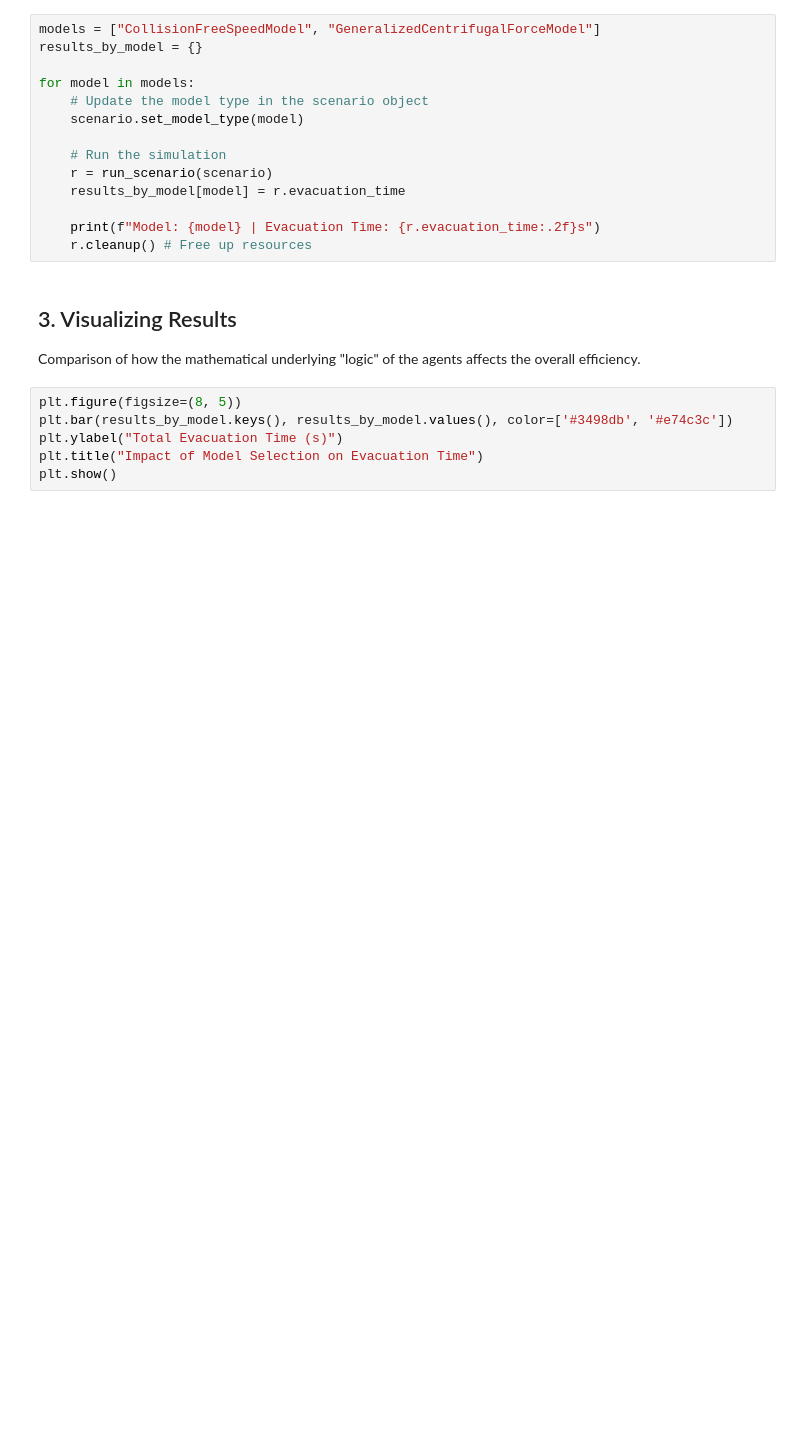
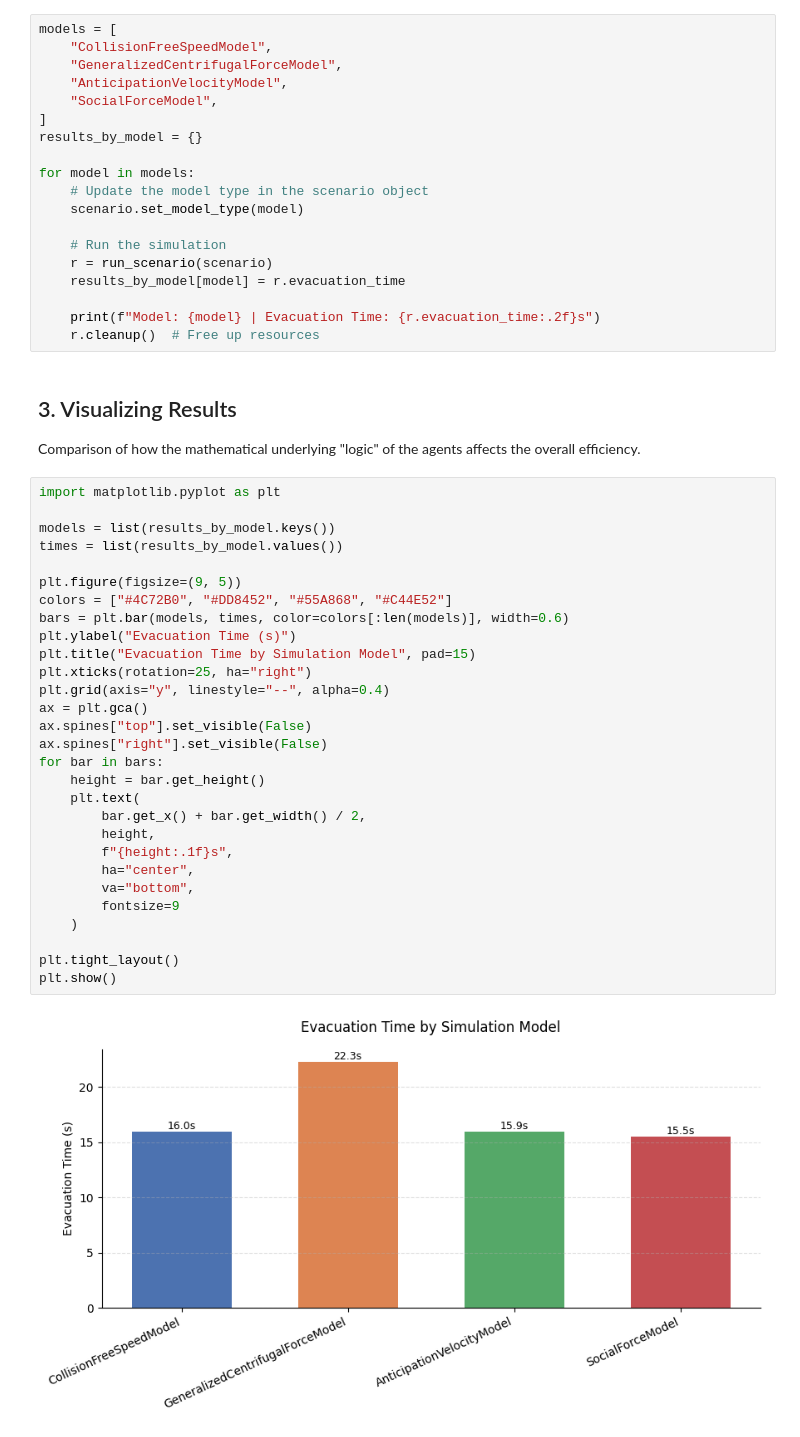
Before and after one commit to PedestrianDynamics/jupedsim-web-community, a Jupyter notebook: scripts/model_comparison.ipynb, the cells around one changed output. Drawn from its saved outputs; the diff is of its cells as text; blank space fills up the shorter version.

Commit message:
cleanup notebooks

```diff
--- a/scripts/model_comparison.ipynb
+++ b/scripts/model_comparison.ipynb
@@ -18,7 +20,12 @@ print(scenario.summary())
 ## 2. Execute the Sweep
 We iterate through the available models and record the total evacuation time for each.
 # %%
-models = ["CollisionFreeSpeedModel", "GeneralizedCentrifugalForceModel"]
+models = [
+    "CollisionFreeSpeedModel",
+    "GeneralizedCentrifugalForceModel",
+    "AnticipationVelocityModel",
+    "SocialForceModel",
+]
 results_by_model = {}
 
 for model in models:
@@ -30,13 +37,38 @@ for model in models:
     results_by_model[model] = r.evacuation_time
 
     print(f"Model: {model} | Evacuation Time: {r.evacuation_time:.2f}s")
-    r.cleanup() # Free up resources
+    r.cleanup()  # Free up resources
 # %% [markdown]
 ## 3. Visualizing Results
 Comparison of how the mathematical underlying "logic" of the agents affects the overall efficiency.
 # %%
-plt.figure(figsize=(8, 5))
-plt.bar(results_by_model.keys(), results_by_model.values(), color=['#3498db', '#e74c3c'])
-plt.ylabel("Total Evacuation Time (s)")
-plt.title("Impact of Model Selection on Evacuation Time")
+import matplotlib.pyplot as plt
+
+models = list(results_by_model.keys())
+times = list(results_by_model.values())
+
+plt.figure(figsize=(9, 5))
+colors = ["#4C72B0", "#DD8452", "#55A868", "#C44E52"]
+bars = plt.bar(models, times, color=colors[:len(models)], width=0.6)
+plt.ylabel("Evacuation Time (s)")
+plt.title("Evacuation Time by Simulation Model", pad=15)
+plt.xticks(rotation=25, ha="right")
+plt.grid(axis="y", linestyle="--", alpha=0.4)
+ax = plt.gca()
+ax.spines["top"].set_visible(False)
+ax.spines["right"].set_visible(False)
+for bar in bars:
+    height = bar.get_height()
+    plt.text(
+        bar.get_x() + bar.get_width() / 2,
+        height,
+        f"{height:.1f}s",
+        ha="center",
+        va="bottom",
+        fontsize=9
+    )
+
+plt.tight_layout()
 plt.show()
+# %% [output]
+[figure, added]
```
Also changed, not shown: parts of 1 cell of this notebook, 3 other files.
